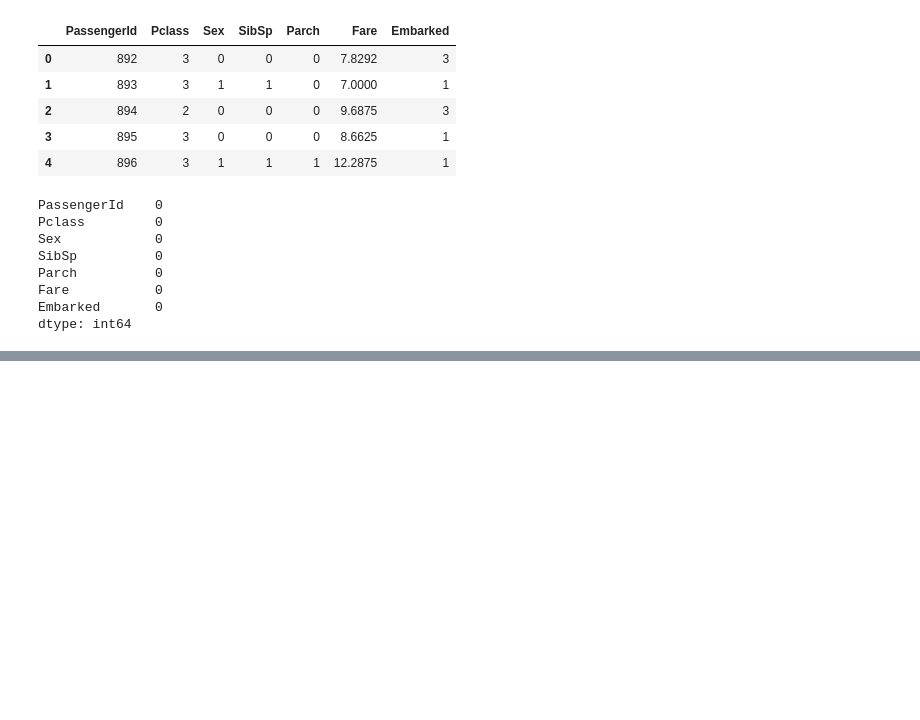
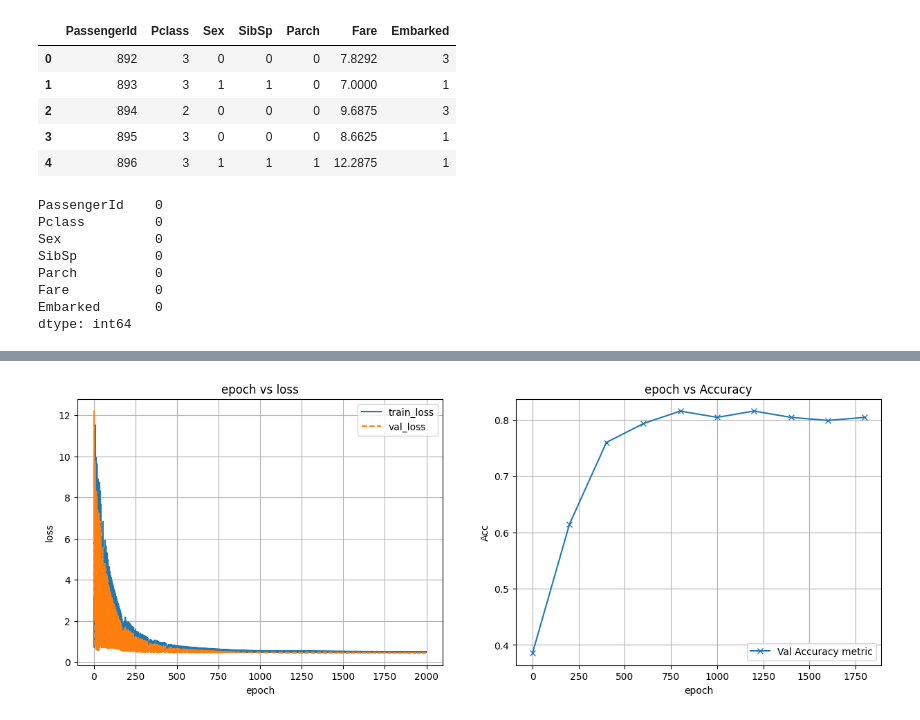
Before and after one commit to kaiyoo/tutorials, a Jupyter notebook: titanic-tuturial.ipynb, the cells around one changed output, grey strips where cells are left out. Cells and saved outputs as stored; diff of their text form; code cells hidden in the pictures; blank space fills up the shorter version.

```diff
--- a/titanic-tuturial.ipynb
+++ b/titanic-tuturial.ipynb
@@ -168,2 +294,28 @@ test_simple.head()
+# %%
+import matplotlib.pyplot as plt
+fig = plt.figure(figsize=(15,5))
+
+# ====== Loss Fluctuation ====== #
+ax1 = fig.add_subplot(1, 2, 1)
+ax1.plot(list_epoch, list_train_loss, label='train_loss')
+ax1.plot(list_epoch, list_val_loss, '--', label='val_loss')
+ax1.set_xlabel('epoch')
+ax1.set_ylabel('loss')
+ax1.grid()
+ax1.legend()
+ax1.set_title('epoch vs loss')
+
+# ====== Metric Fluctuation ====== #
+ax2 = fig.add_subplot(1, 2, 2)
+ax2.plot(list_acc_epoch, list_acc, marker='x', label='Val Accuracy metric')
+ax2.set_xlabel('epoch')
+ax2.set_ylabel('Acc')
+ax2.grid()
+ax2.legend()
+ax2.set_title('epoch vs Accuracy')
+
+plt.show()
+# %% [output]
+[figure, added]
 # %%
 # SUBMISSION
```
Also changed, not shown: parts of 15 cells of this notebook.
